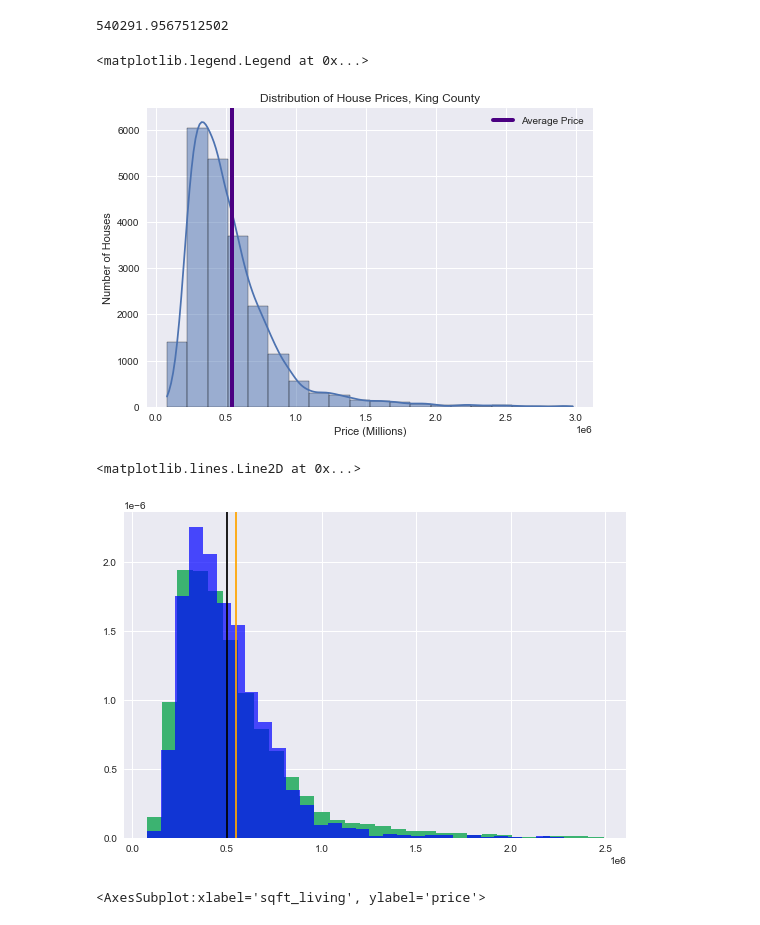
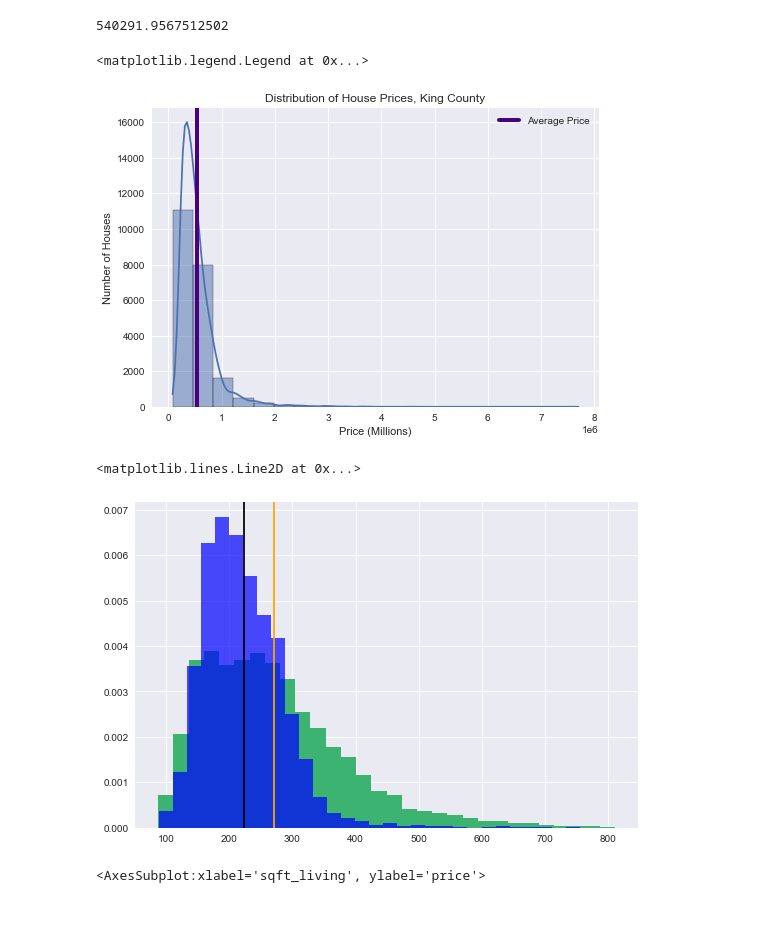
Before and after one commit to Luv2bnanook44/phase_2_project_quanggang, a Jupyter notebook: notebooks/jamie_notebook.ipynb, the cells around one changed output. Drawn from its saved outputs; the diff is of its cells as text; code cells hidden in the pictures.

```diff
--- a/notebooks/jamie_notebook.ipynb
+++ b/notebooks/jamie_notebook.ipynb
@@ -319,7 +328,7 @@ decade_names = ['1900_1910', '1910_1920', '1920_1930', '1930_1940',
                 '1940_1950', '1950_1960', '1960_1970', '1970_1980',
                 '1980_1990', '1990_2000', '2000_2010', '2010_2020']
 
-df['decade_built'] = np.select(decades, decade_names, np.nan)
+df['decade_built'] = np.select(decades, decade_names)
 # %%
 df.decade_built.value_counts()
 # %% [output]
@@ -488,7 +495,7 @@ df['price'].mean()
 540291.9567512502
 # %%
 # Distribution of prices
-sns.histplot(df['price'][df['price']<3000000], bins=20, kde=True)
+sns.histplot(df['price'], bins=20, kde=True)
 plt.title('Distribution of House Prices, King County')
 plt.axvline(x=df['price'].mean(), ymin=0, ymax=6000, lw=4, color='indigo', label='Average Price')
 plt.xlabel('Price (Millions)')
@@ -496,22 +503,22 @@ plt.ylabel('Number of Houses')
 plt.legend()
 # %% [output]
 <matplotlib.legend.Legend at 0x...>
-[figure, old version]
+[figure, new version]
 # %%
 # comparing price distributions for uninc and inc areas
-inc = df['price'][(df['unincorporated']=='N')&(df['price']<2500000)]
-uninc = df['price'][(df['unincorporated']=='Y')&(df['price']<2500000)]
+inc = df['price_per_sqft'][(df['unincorporated']=='N')]
+uninc = df['price_per_sqft'][(df['unincorporated']=='Y')]
 
 fig, ax = plt.subplots(figsize=(9,6))
 
 ax.hist(inc, bins=30, color='mediumseagreen', density=True) # inc
 ax.hist(uninc, bins=30, color='blue', density=True, alpha=.7) # not inc
 
-ax.axvline(x=df['price'][(df['unincorporated']=='N')].mean(), color='orange') # incorporated
-ax.axvline(x=df['price'][(df['unincorporated']=='Y')].mean(), color='black') # not inc
+ax.axvline(x=df['price_per_sqft'][(df['unincorporated']=='N')].mean(), color='orange') # incorporated
+ax.axvline(x=df['price_per_sqft'][(df['unincorporated']=='Y')].mean(), color='black') # not inc
 # %% [output]
 <matplotlib.lines.Line2D at 0x...>
-[figure, old version]
+[figure, new version]
 # %%
 # Distribution of sqft_living and price
 sns.regplot(x=df.sqft_living, y=df.price)
```
Also changed, not shown: parts of 9 cells of this notebook, 5 other files.
